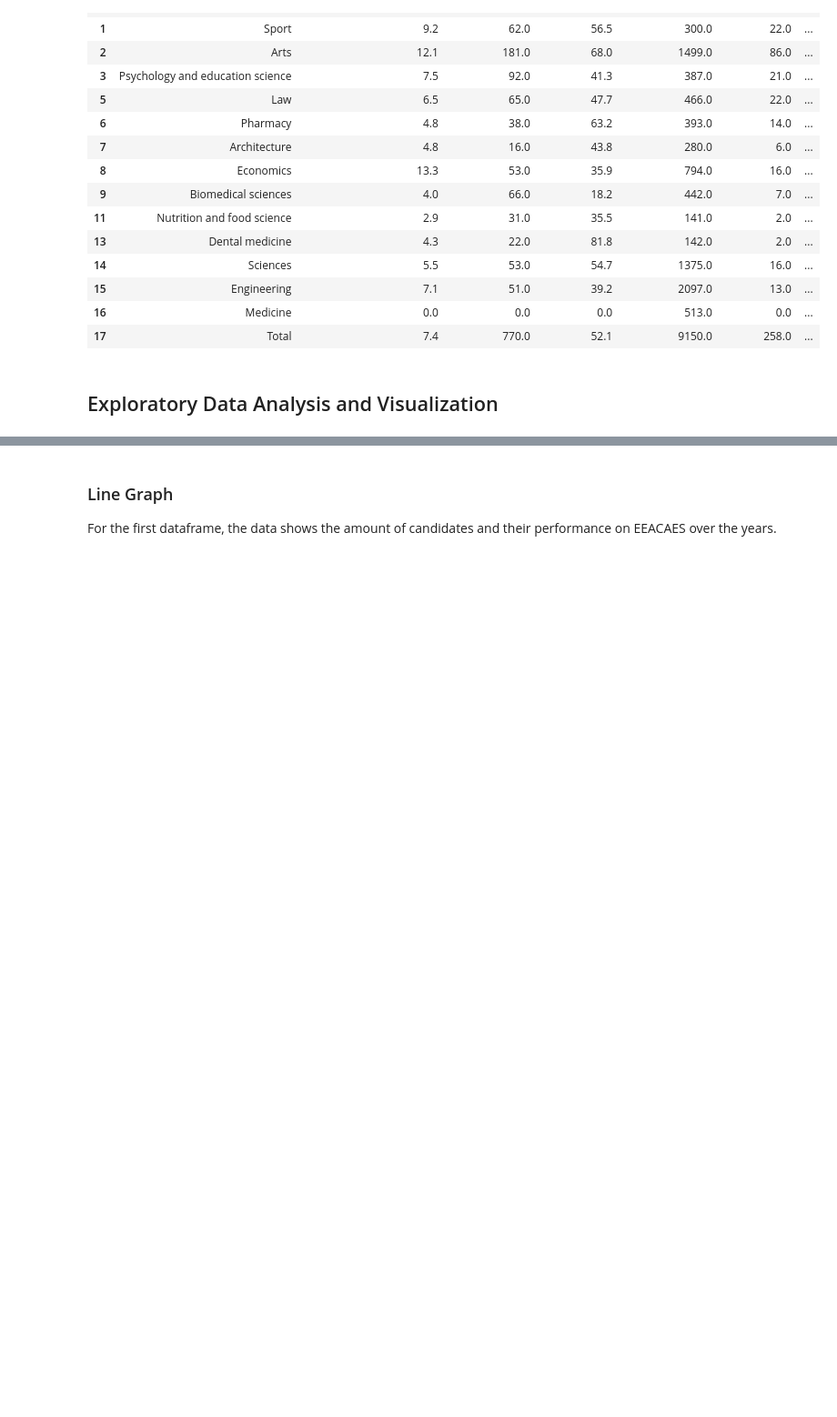
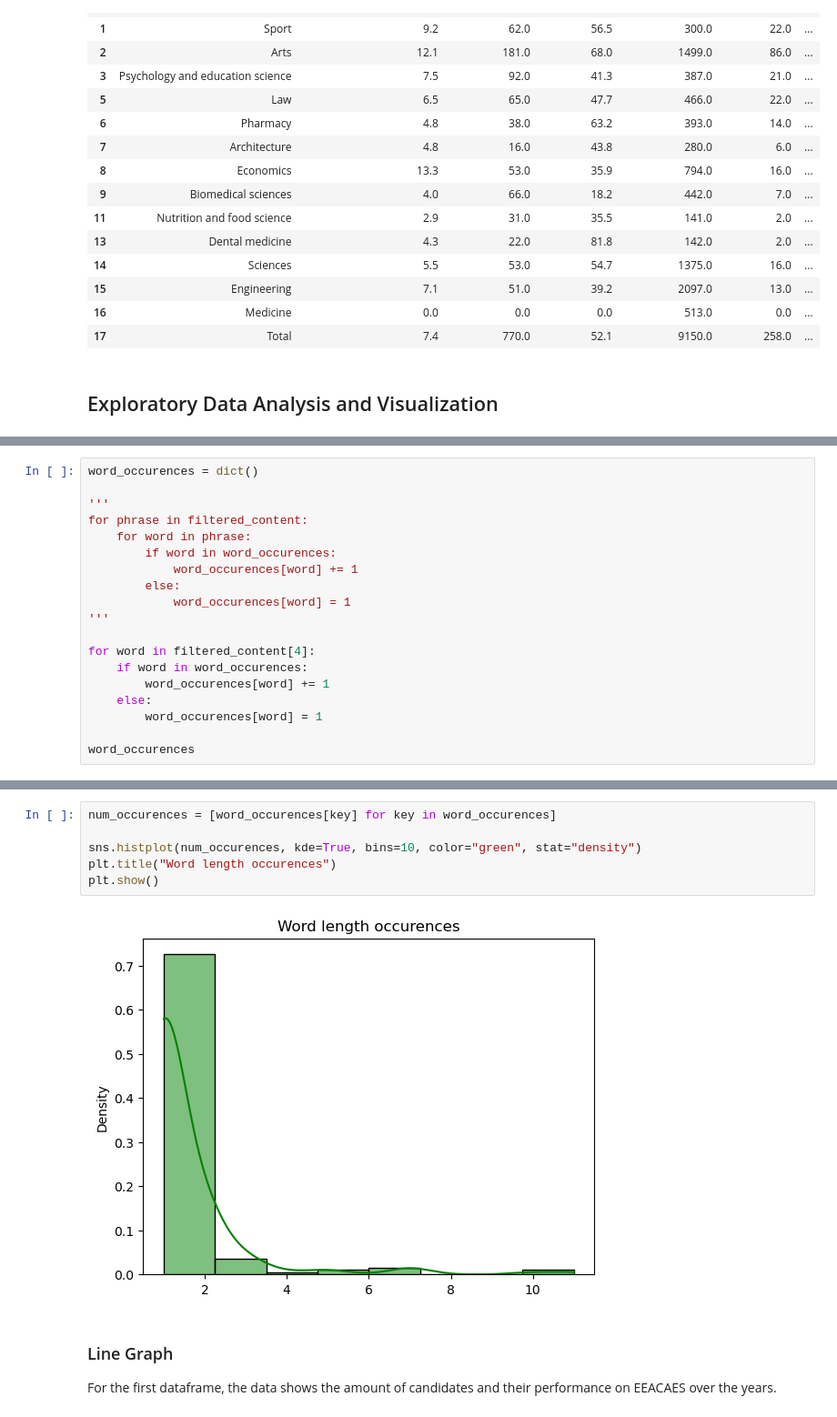
Before and after one commit to pms-mendes/FCD, a Jupyter notebook: ap.ipynb, the cells around one changed output, grey strips where cells are left out. Shown: that part at 91% size. Cells and saved outputs as stored; diff of their text form; blank space fills up the shorter version.

```diff
--- a/ap.ipynb
+++ b/ap.ipynb
@@ -549,0 +588,19 @@ df5
+# %%
+word_occurences = dict()
+
+'''
+for phrase in filtered_content:
+    for word in phrase:
+        if word in word_occurences:
+            word_occurences[word] += 1
+        else:
+            word_occurences[word] = 1
+'''
+
+for word in filtered_content[4]:
+    if word in word_occurences:
+        word_occurences[word] += 1
+    else:
+        word_occurences[word] = 1
+
+word_occurences
@@ -550,3 +625,11 @@ df5
+# %%
+num_occurences = [word_occurences[key] for key in word_occurences]
+
+sns.histplot(num_occurences, kde=True, bins=10, color="green", stat="density")
+plt.title("Word length occurences")
+plt.show()
+# %% [output]
+[figure, added]
 # %% [markdown]
 ### Line Graph
 
```
Also changed, not shown: parts of 9 cells of this notebook.
